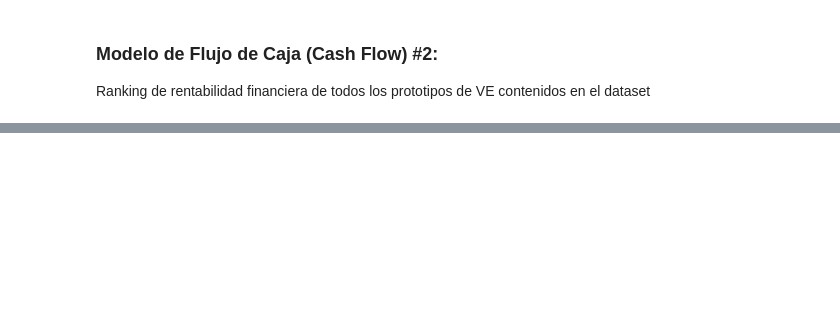
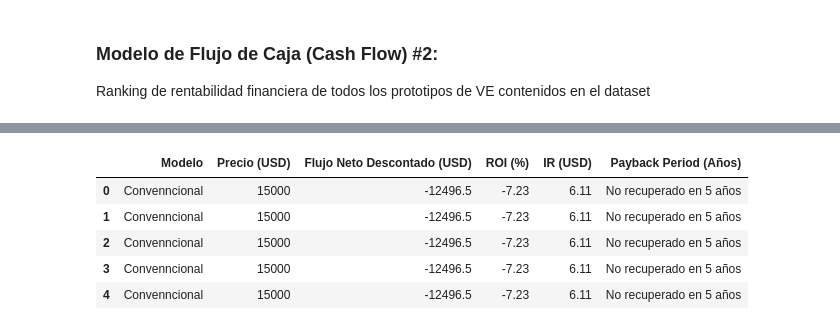
Before and after one commit to mlararossetti/ProyectoFinalSH, a Jupyter notebook: Financial Models/Cash_Flow_Model.ipynb, the cells around one changed output, grey strips where cells are left out. Cells and saved outputs as stored; diff of their text form; code cells hidden in the pictures; blank space fills up the shorter version.

```diff
--- a/Financial Models/Cash_Flow_Model.ipynb
+++ b/Financial Models/Cash_Flow_Model.ipynb
@@ -368,0 +397,9 @@ df_resultados.head(5)
+# %%
+df_resultados_conv.head(5)
+# %% [output]
+|  | Modelo | Precio (USD) | Flujo Neto Descontado (USD) | ROI (%) | IR (USD) | Payback Period (Años) |
+| 0 | Convenncional | 15000 | -12496.5 | -7.23 | 6.11 | No recuperado en 5 años |
+| 1 | Convenncional | 15000 | -12496.5 | -7.23 | 6.11 | No recuperado en 5 años |
+| 2 | Convenncional | 15000 | -12496.5 | -7.23 | 6.11 | No recuperado en 5 años |
+| 3 | Convenncional | 15000 | -12496.5 | -7.23 | 6.11 | No recuperado en 5 años |
+| 4 | Convenncional | 15000 | -12496.5 | -7.23 | 6.11 | No recuperado en 5 años |
```
Also changed, not shown: parts of 14 cells of this notebook, 21 other files.
